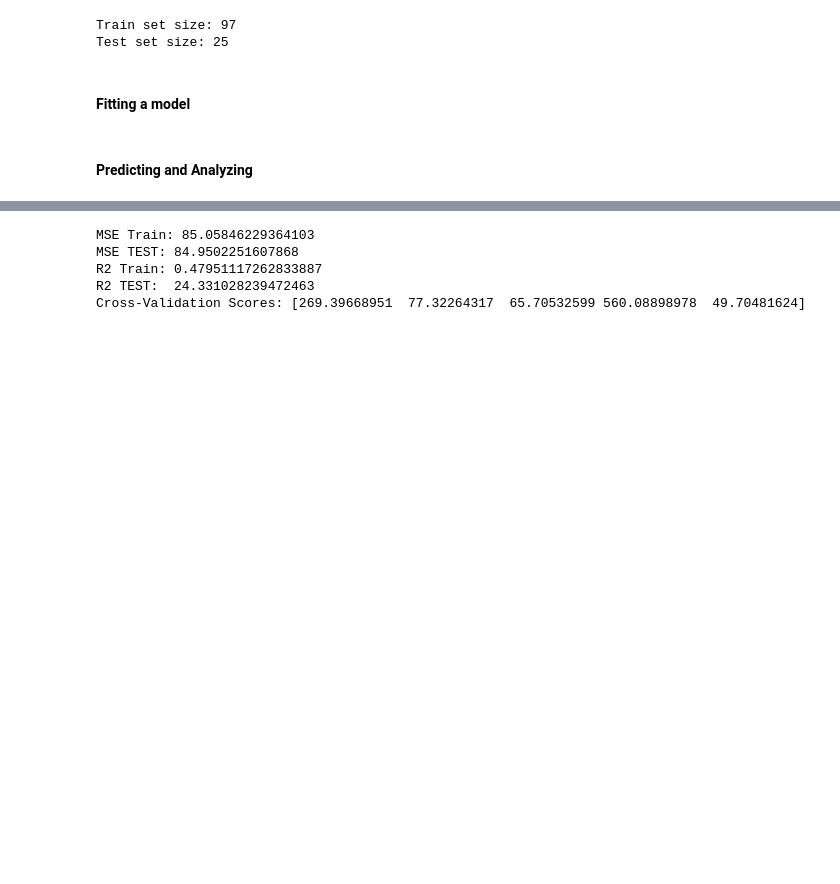
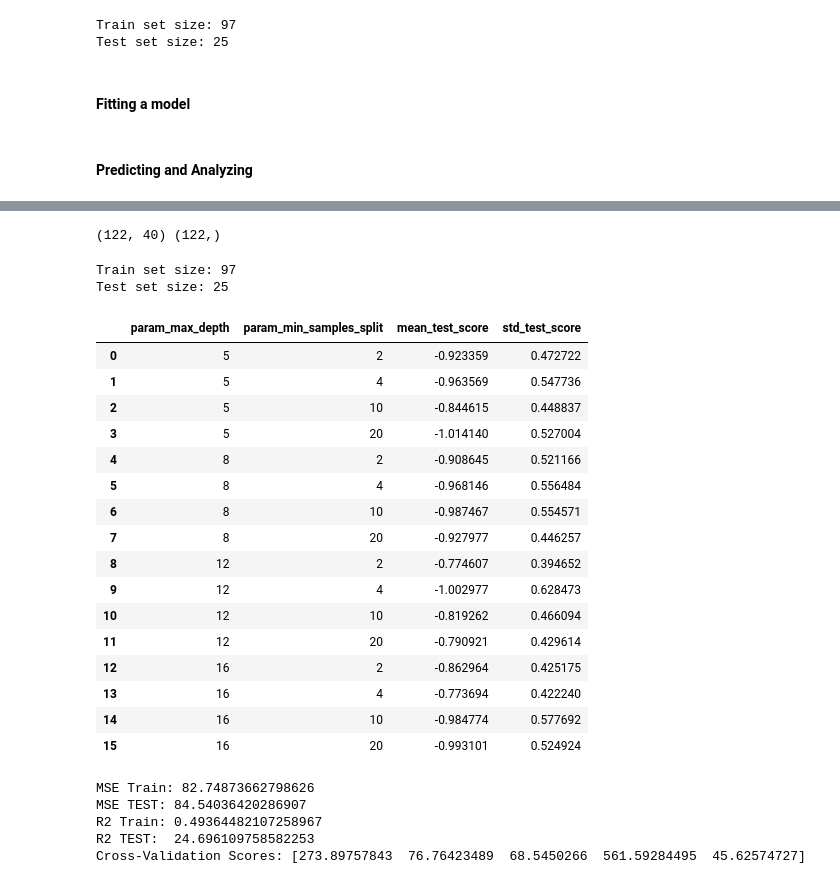
Before and after one commit to canturkmen/CS412-Project, a Jupyter notebook: CS412_Project.ipynb, the cells around one changed output, grey strips where cells are left out. Drawn from its saved outputs; the diff is of its cells as text; code cells hidden in the pictures; blank space fills up the shorter version.

```diff
--- a/CS412_Project.ipynb
+++ b/CS412_Project.ipynb
@@ -563,16 +612,74 @@ results.head(50)
+# %%
+temp_df = temp_df.drop("avg_sentiment", axis=1)
+X = temp_df[temp_df.columns[1:-1]].to_numpy()
+y = temp_df["grade"].to_numpy()
+print(X.shape, y.shape)
+# %% [output]
+(122, 40) (122,)
+# %%
+X_train, X_test, y_train, y_test = train_test_split(X, y, test_size=0.2, random_state=42)
+print("Train set size:", len(X_train))
+print("Test set size:", len(X_test))
+# %% [output]
+Train set size: 97
+Test set size: 25
+# %%
+from sklearn.ensemble import RandomForestRegressor
+from sklearn.model_selection import cross_val_score
+from sklearn.metrics import mean_squared_error, r2_score
+from sklearn.model_selection import GridSearchCV
+import numpy as np
+
+# max_depth_arr = [i for i in range(1, max_depth + 1)]
+# min_sample_splits = [i for i in range(2, 21)]
+
+param_grid = {
+    'max_depth': [5, 8, 12, 16],
+    'min_samples_split': [2, 4, 10, 20]
+}
+
+
+regressor = RandomForestRegressor(n_estimators=200)
+grid_search = GridSearchCV(estimator=regressor, param_grid=param_grid, cv=5, n_jobs=-1, scoring='r2')
+
+grid_search.fit(X_train, y_train)
+cols_to_include = ['param_max_depth', 'param_min_samples_split', 'mean_test_score', 'std_test_score']
+results = pd.DataFrame(grid_search.cv_results_)[cols_to_include]
+results.sort_values(by='mean_test_score', ascending=False)
+results.head(50)
+# %% [output]
+|  | param_max_depth | param_min_samples_split | mean_test_score | std_test_score |
+| 0 | 5 | 2 | -0.923359 | 0.472722 |
+| 1 | 5 | 4 | -0.963569 | 0.547736 |
+| 2 | 5 | 10 | -0.844615 | 0.448837 |
+| 3 | 5 | 20 | -1.014140 | 0.527004 |
+| 4 | 8 | 2 | -0.908645 | 0.521166 |
+| 5 | 8 | 4 | -0.968146 | 0.556484 |
+| 6 | 8 | 10 | -0.987467 | 0.554571 |
+| 7 | 8 | 20 | -0.927977 | 0.446257 |
+| 8 | 12 | 2 | -0.774607 | 0.394652 |
+| 9 | 12 | 4 | -1.002977 | 0.628473 |
+| 10 | 12 | 10 | -0.819262 | 0.466094 |
+| 11 | 12 | 20 | -0.790921 | 0.429614 |
+| 12 | 16 | 2 | -0.862964 | 0.425175 |
+| 13 | 16 | 4 | -0.773694 | 0.422240 |
+| 14 | 16 | 10 | -0.984774 | 0.577692 |
+| 15 | 16 | 20 | -0.993101 | 0.524924 |
 # %%
-regressor = RandomForestRegressor(
+# THIS REGRESSOR IS OUR MAIN MODEL. WE ARE USING THIS MODEL TO PREDICT DATA.
+
+main_regressor = RandomForestRegressor(
     n_estimators=100,
     random_state=42,
     max_depth = 5,
     min_samples_split = 45
 )
 
-regressor.fit(X_train, y_train)
+main_regressor.fit(X_train, y_train)
 
 # Prediction
-y_train_pred = regressor.predict(X_train)
-y_test_pred = regressor.predict(X_test)
+y_train_pred = main_regressor.predict(X_train)
+y_test_pred = main_regressor.predict(X_test)
 
 # Map predictions to the (0, 100) range
 y_train_pred = np.clip(y_train_pred, 0, 100)
@@ -586,12 +693,12 @@ print("R2 Train:", r2_score(y_train, y_train_pred))
 print("R2 TEST: ",r2_score(y_test, y_test_pred)*100)
 
 # Cross-validation
-cv_scores = cross_val_score(regressor, X_train, y_train, cv=5, scoring='neg_mean_squared_error')
+cv_scores = cross_val_score(main_regressor, X_train, y_train, cv=5, scoring='neg_mean_squared_error')
 cv_scores = -cv_scores
 print("Cross-Validation Scores:", cv_scores)
 # %% [output]
-MSE Train: 85.05846229364103
-MSE TEST: 84.9502251607868
-R2 Train: 0.47951117262833887
-R2 TEST:  24.331028239472463
-Cross-Validation Scores: [269.39668951  77.32264317  65.70532599 560.08898978  49.70481624]
+MSE Train: 82.74873662798626
+MSE TEST: 84.54036420286907
+R2 Train: 0.49364482107258967
+R2 TEST:  24.696109758582253
+Cross-Validation Scores: [273.89757843  76.76423489  68.5450266  561.59284495  45.62574727]
```
Also changed, not shown: parts of 22 cells of this notebook.
